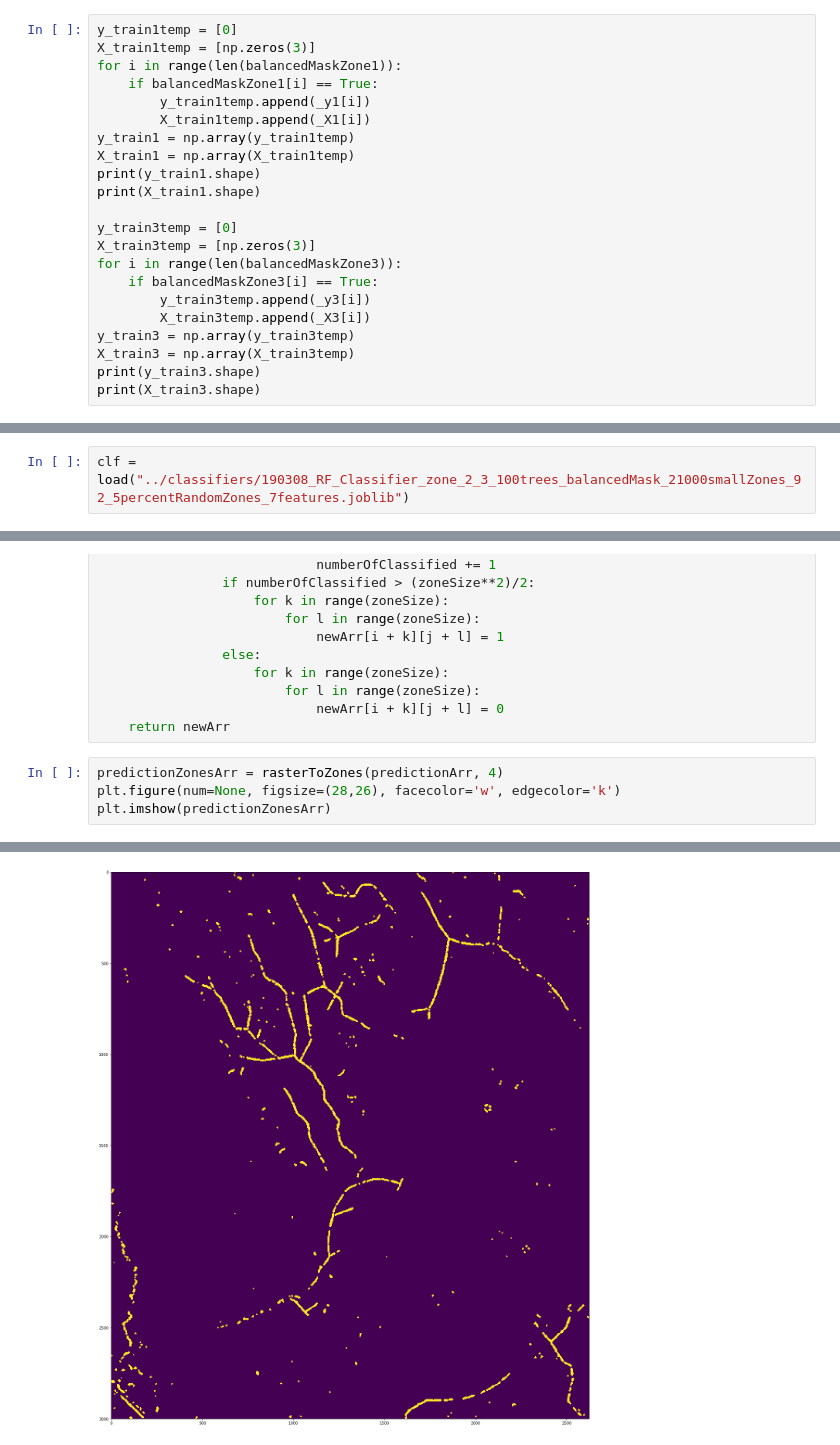
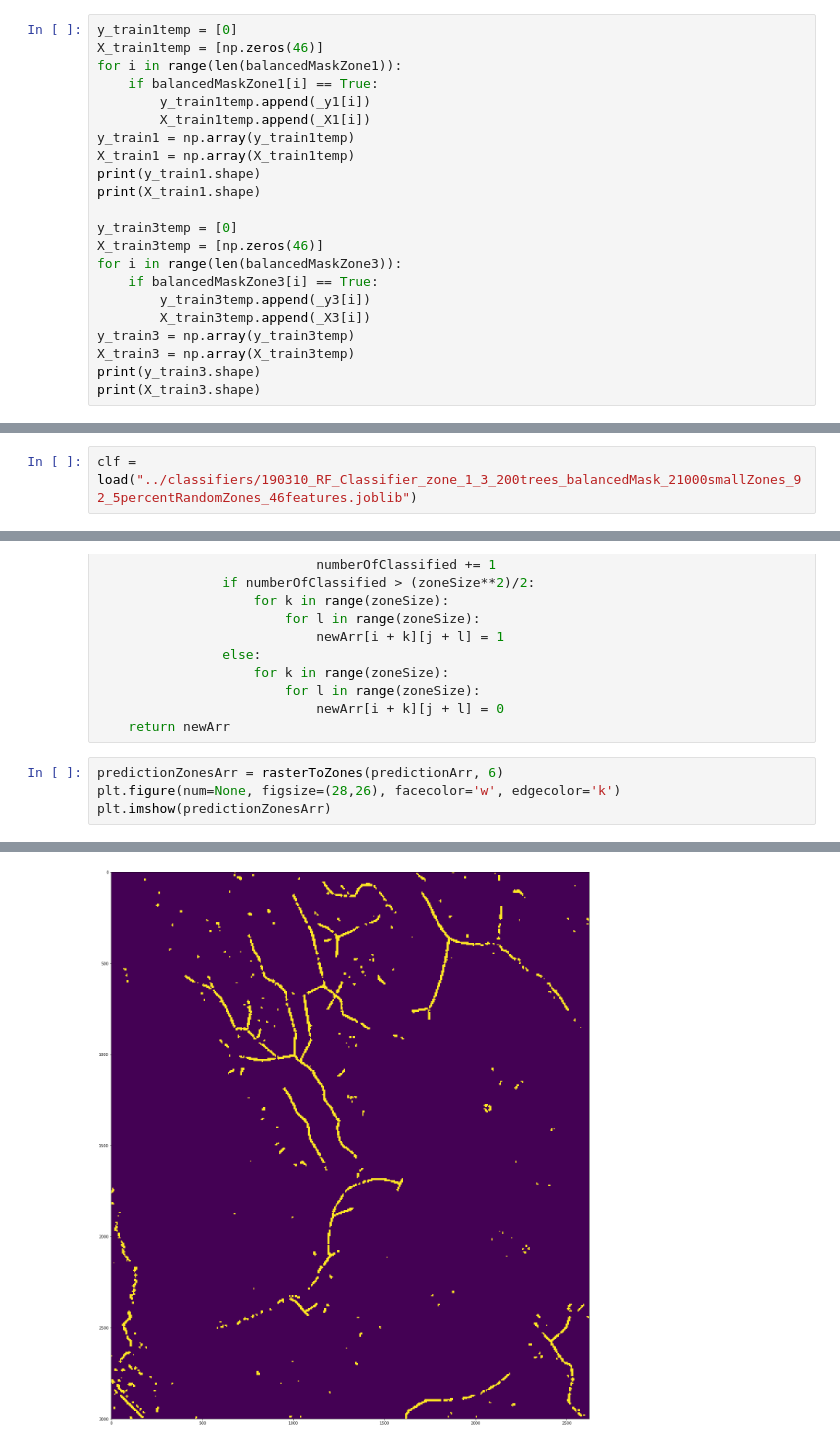
Before and after one commit to jonatan-flyckt/bachelors-thesis-playground, a Jupyter notebook: jonatan_features/random_forest.ipynb, the cells around one changed output, grey strips where cells are left out. Drawn from its saved outputs; the diff is of its cells as text.

Commit message:
Fixes some demonstration stuff and saves prediction files to new folder.

```diff
--- a/jonatan_features/random_forest.ipynb
+++ b/jonatan_features/random_forest.ipynb
@@ -300,7 +298,7 @@ print(_y1.shape)
 (7875000,)
 # %%
 y_train1temp = [0]
-X_train1temp = [np.zeros(3)]
+X_train1temp = [np.zeros(46)]
 for i in range(len(balancedMaskZone1)):
     if balancedMaskZone1[i] == True:
         y_train1temp.append(_y1[i])
@@ -311,7 +309,7 @@ print(y_train1.shape)
 print(X_train1.shape)
 
 y_train3temp = [0]
-X_train3temp = [np.zeros(3)]
+X_train3temp = [np.zeros(46)]
 for i in range(len(balancedMaskZone3)):
     if balancedMaskZone3[i] == True:
         y_train3temp.append(_y3[i])
@@ -348,7 +346,7 @@ dump(clf, "../classifiers/190310_RF_Classifier_zone_1_3_100trees_balancedMask_21
 # %% [output]
 ['../classifiers/190310_RF_Classifier_zone_1_3_100trees_balancedMask_21000smallZones_92_5percentRandomZones_3features.joblib']
 # %%
-clf = load("../classifiers/190308_RF_Classifier_zone_2_3_100trees_balancedMask_21000smallZones_92_5percentRandomZones_7features.joblib")
+clf = load("../classifiers/190310_RF_Classifier_zone_1_3_200trees_balancedMask_21000smallZones_92_5percentRandomZones_46features.joblib")
 # %%
 from sklearn.metrics import accuracy_score,recall_score,confusion_matrix
 
@@ -515,11 +498,11 @@ def rasterToZones(arr, zoneSize):
                             newArr[i + k][j + l] = 0
     return newArr
 # %%
-predictionZonesArr = rasterToZones(predictionArr, 4)
+predictionZonesArr = rasterToZones(predictionArr, 6)
 plt.figure(num=None, figsize=(28,26), facecolor='w', edgecolor='k')
 plt.imshow(predictionZonesArr)
 # %% [output]
 3000
 2625
 <matplotlib.image.AxesImage at 0x...>
-[figure, old version]
+[figure, new version]
```
Also changed, not shown: parts of 18 cells of this notebook.
